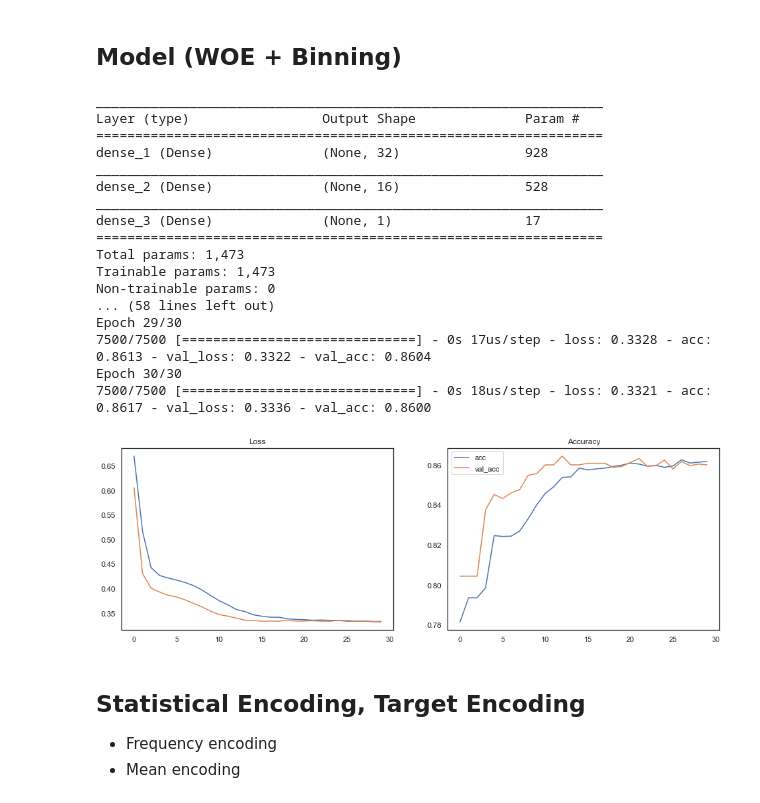
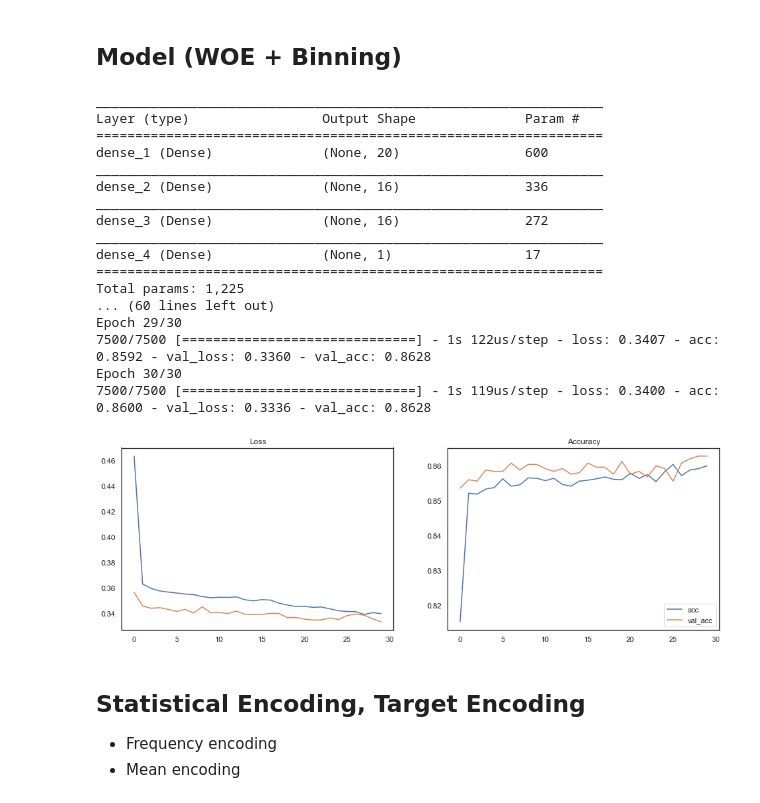
Before and after one commit to CloudMile/allianz_courses, a Jupyter notebook: insurance_use_case/solution/model_finance_customer_churn.ipynb, the cells around one changed output. Cells and saved outputs as stored; diff of their text form; code cells hidden in the pictures.

```diff
--- a/insurance_use_case/solution/model_finance_customer_churn.ipynb
+++ b/insurance_use_case/solution/model_finance_customer_churn.ipynb
@@ -118,8 +120,8 @@ memory usage: 644.6+ KB
 # %% [markdown]
 ## Features setting
 # %%
-catg_features = ['Geography', 'Gender', 'HasCrCard', 'IsActiveMember']
-num_features = ['CreditScore', 'Age', 'Tenure', 'Balance', 'NumOfProducts', 'EstimatedSalary']
+catg_features = ['Geography', 'Gender', 'HasCrCard', 'IsActiveMember', 'NumOfProducts']
+num_features = ['CreditScore', 'Age', 'Tenure', 'Balance', 'EstimatedSalary']
 label = 'Exited'
 # %% [markdown]
 <br/>
@@ -131,30 +133,38 @@ label = 'Exited'
 * Normalize ofr numeric features
 * One Hot Encoding for categorical features
 # %%
-from sklearn.preprocessing import StandardScaler
-from collections import defaultdict
+def feature_engineering(raw, is_train=True, scaler=None):
+    data = raw.copy()
 
-def basic_feature_engineer(raw, is_train=True, scaler=None):
-    data = raw
+    # Numeric binning
+    do_binning(data)
+    # -----------------------------------------------------------------------------------------
 
     # One Hot Encoding
-    catg_part = pd.get_dummies(data[catg_features])
+    catg_ftrs = catg_features + [e for e in ['binn_CreditScore', 'binn_Age', 'binn_Balance'] if e in data.columns]
+    catg_part = pd.get_dummies(data[catg_ftrs])
     # -----------------------------------------------------------------------------------------
 
+    # WOE encoding
+    do_woe_encoding(catg_ftrs, catg_part, data)
+    # -----------------------------------------------------------------------------------------
+
+    # Frequency encoding, target mean encoding
+    do_target_encoding(catg_ftrs, catg_part, data)
+    # -----------------------------------------------------------------------------------------
+
+    # Normalize
     num_part = data[num_features].copy()
     if is_train:
         scaler = StandardScaler()
         num_part = pd.DataFrame(data=scaler.fit_transform(num_part), columns=num_part.columns)
     else:
         num_part = pd.DataFrame(data=scaler.transform(num_part), columns=num_part.columns)
+
+    data_x, data_y = pd.concat([catg_part, num_part], 1), data['Exited'].copy()
     # -----------------------------------------------------------------------------------------
 
-    data_x, data_y = pd.concat([catg_part, num_part], 1), data['Exited'].copy()
+    # Include quadratic term, cube term
+    do_nth_order_polynominal(data_x)
+    # -----------------------------------------------------------------------------------------
     return data_x, data_y, scaler
-
-# Trnasform raw data to foramt model recognized
-tr_x, tr_y, scaler = basic_feature_engineer(raw, is_train=True)
-vl_x, vl_y, _ = basic_feature_engineer(raw_vl, is_train=False, scaler=scaler)
-
-print( tr_x.shape, vl_x.shape )
-tr_x.head()
@@ -376,35 +351,36 @@ tr_x.head()
 # %%
 from keras.layers import Dropout
 
 K.clear_session()
 
 model = Sequential()
-model.add(Dense(units = 32, kernel_initializer='uniform', activation = 'relu', input_dim = 28))
+model.add(Dense(units = 20, kernel_initializer='uniform', activation = 'relu', input_dim = 29))
+model.add(Dense(units = 16, kernel_initializer='uniform', activation = 'relu'))
 model.add(Dense(units = 16, kernel_initializer='uniform', activation = 'relu'))
 model.add(Dense(units = 1, kernel_initializer='uniform', activation = 'sigmoid'))
 model.summary()
 model.compile(optimizer = 'adam', loss = 'binary_crossentropy', metrics = ['accuracy'])
-hist = model.fit(tr_x, tr_y, validation_data=(vl_x, vl_y), batch_size=200, epochs=30)
+hist = model.fit(tr_x, tr_y, validation_data=(vl_x, vl_y), batch_size=30, epochs=30)
 plot_result(hist)
 # %% [output]
 _________________________________________________________________
 Layer (type)                 Output Shape              Param #
 =================================================================
-dense_1 (Dense)              (None, 32)                928
+dense_1 (Dense)              (None, 20)                600
 _________________________________________________________________
-dense_2 (Dense)              (None, 16)                528
+dense_2 (Dense)              (None, 16)                336
 _________________________________________________________________
-dense_3 (Dense)              (None, 1)                 17
+dense_3 (Dense)              (None, 16)                272
+_________________________________________________________________
+dense_4 (Dense)              (None, 1)                 17
 =================================================================
-Total params: 1,473
-Trainable params: 1,473
-Non-trainable params: 0
-... (58 lines left out)
+Total params: 1,225
+... (60 lines left out)
 Epoch 29/30
-7500/7500 [==============================] - 0s 17us/step - loss: 0.3328 - acc: 0.8613 - val_loss: 0.3322 - val_acc: 0.8604
+7500/7500 [==============================] - 1s 122us/step - loss: 0.3407 - acc: 0.8592 - val_loss: 0.3360 - val_acc: 0.8628
 Epoch 30/30
-7500/7500 [==============================] - 0s 18us/step - loss: 0.3321 - acc: 0.8617 - val_loss: 0.3336 - val_acc: 0.8600
+7500/7500 [==============================] - 1s 119us/step - loss: 0.3400 - acc: 0.8600 - val_loss: 0.3336 - val_acc: 0.8628
-[figure, old version]
+[figure, new version]
 # %% [markdown]
 ## Statistical Encoding, Target Encoding
 
```
Also changed, not shown: parts of 22 cells of this notebook, 1 other file.
